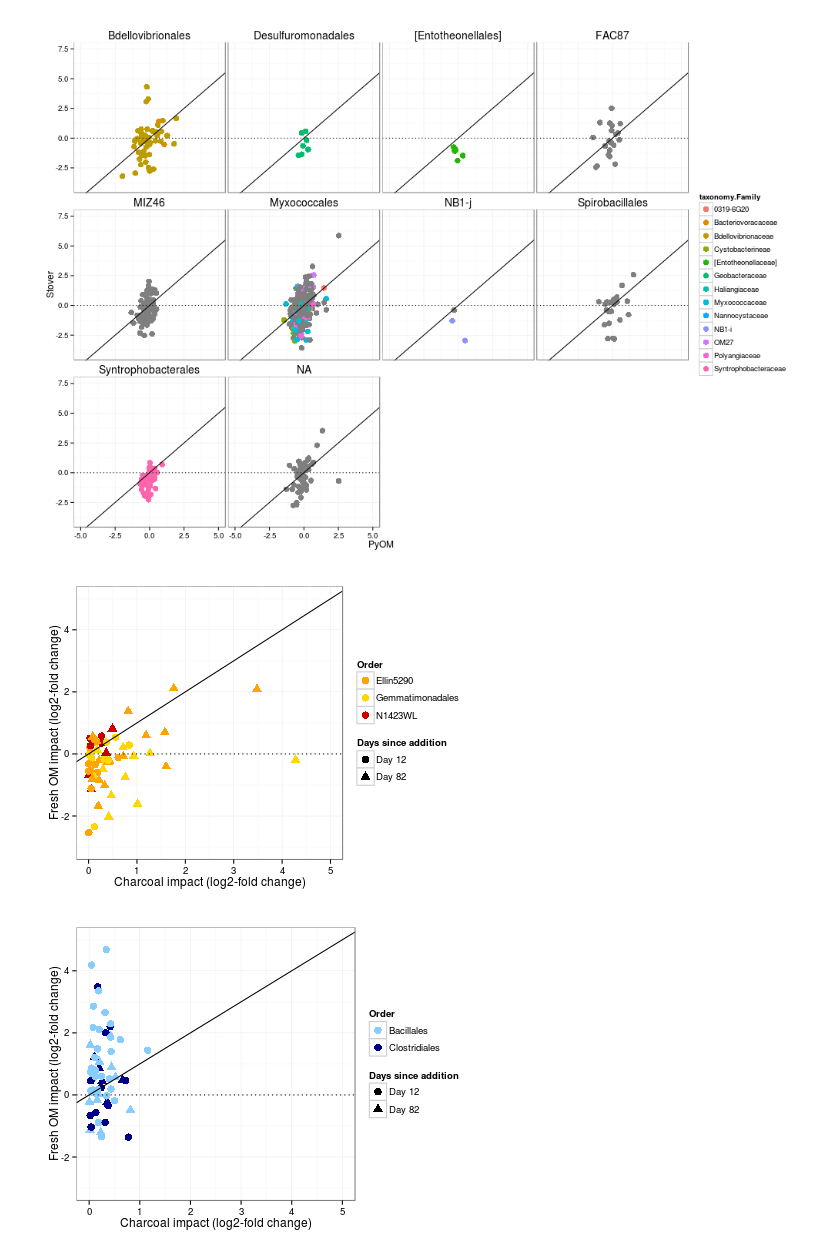
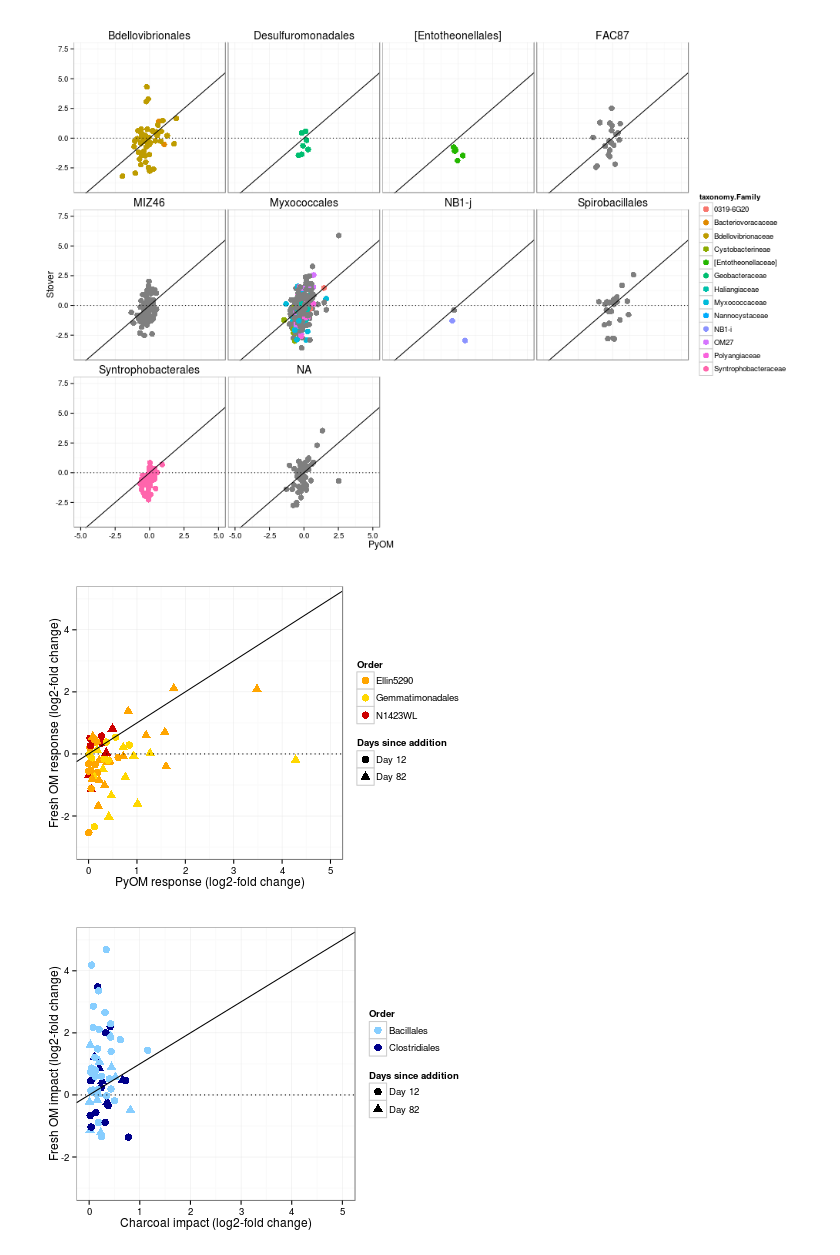
Before and after one commit to TheaWhitman/PyOM, a Jupyter notebook: manuscript_figures/Log2-fold_change_plots.ipynb, the cells around one changed output. Drawn from its saved outputs; the diff is of its cells as text; code cells hidden in the pictures.

```diff
--- a/manuscript_figures/Log2-fold_change_plots.ipynb
+++ b/manuscript_figures/Log2-fold_change_plots.ipynb
@@ -439,36 +537,36 @@ D2$taxonomy.Phylum<-factor(D2$taxonomy.Phylum)
 
 mintaxa<-10
 sums<-ddply(D2,"taxonomy.Order",summarize,sum=length(taxonomy.Order))
 remove<-sums$taxonomy.Order[sums$sum<=mintaxa]
 D2<-D2[!(D2$taxonomy.Order %in% remove),]
 D2$taxonomy.Order<-factor(D2$taxonomy.Order)
 # Removing rare orders
 
 D2$DayName = ifelse(D2$Day==1,"Day 12",ifelse(D2$Day==2,"Day 82","Day 1"))
 p = ggplot(D2, aes(x = PyOM, y =Stover, color=taxonomy.Order, shape=DayName))
 p = p + geom_point(size=3.5)
 p = p + geom_abline(slope = 1, intercept = 0)
 p = p + geom_abline(slope = 0, intercept = 0, linetype=3)
 # p = p + geom_abline(x=2)
 # p = p + stat_smooth(method = "lm")
 #p = p + facet_wrap(~taxonomy.Class~DayName, ncol=4)
 p = p + scale_x_continuous(limits = c(0, 5)) + scale_y_continuous(limits = c(-3, 5))
 p = p + theme_bw() +
   theme(
     plot.background = element_blank()
    #,panel.grid.major = element_blank()
    #,panel.grid.minor = element_blank()
   ) +
   theme(strip.text.x = element_text(size=14), strip.background = element_rect(colour="white", fill="white"))
 p = p + scale_colour_manual(values=c("orange","gold1","red3"))
 p = p + guides(colour = guide_legend("Order"), shape = guide_legend("Days since addition"))
-p = p + labs(x="Charcoal impact (log2-fold change)", y="Fresh OM impact (log2-fold change)")
+p = p + labs(x="PyOM response (log2-fold change)", y="Fresh OM response (log2-fold change)")
 
 
-#ggsave(filename = "Gemmatimonadetes.pdf", plot = p, width=5, height = 3.5)
+ggsave(filename = "Gemmatimonadetes.pdf", plot = p, width=5, height = 3.5)
 p
 # %% [output]
-[figure, old version]
+[figure, new version]
 # %%
 %%R -h 325 -w 450
 #p = ggplot(d.plot, aes(x = `1`, y =`2`))
```
Also changed, not shown: parts of 12 cells of this notebook, 23 other files.
